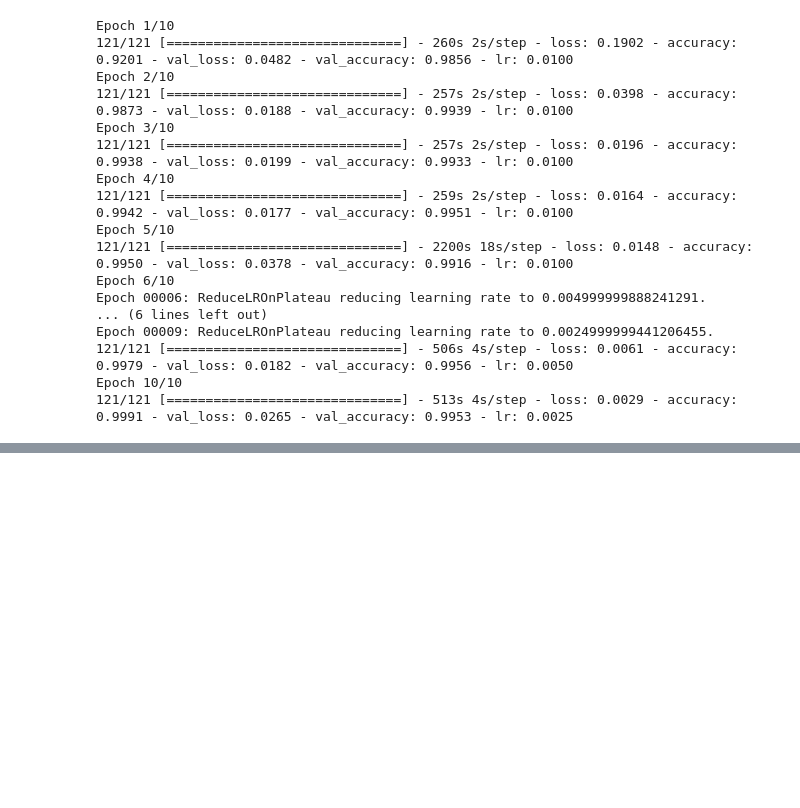
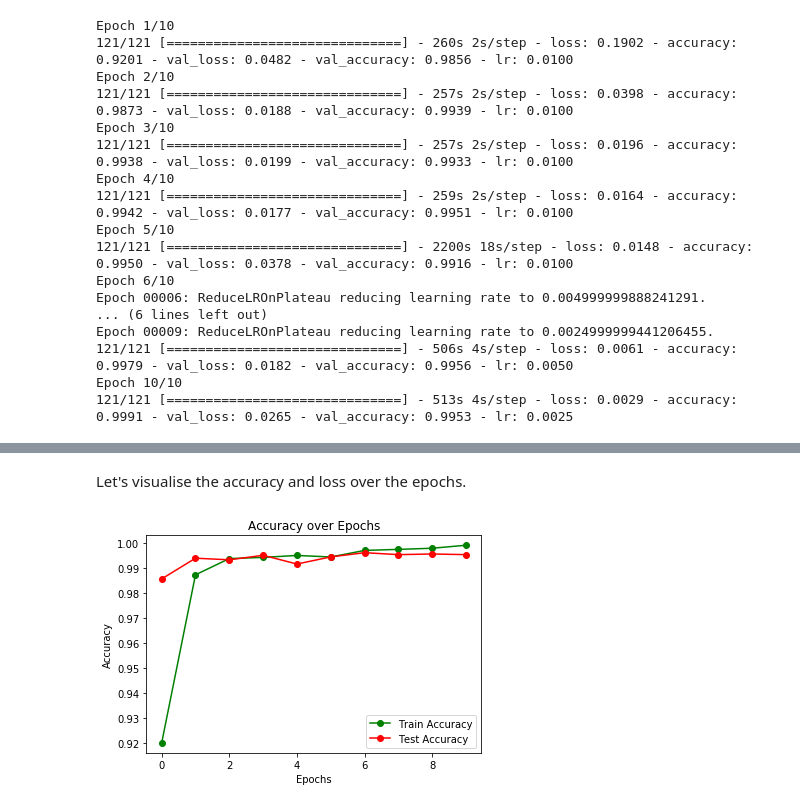
Before and after one commit to nadinezab/fake-news, a Jupyter notebook: Fake-news.ipynb, the cells around one changed output, grey strips where cells are left out. Cells and saved outputs as stored; diff of their text form; code cells hidden in the pictures; blank space fills up the shorter version.

```diff
--- a/Fake-news.ipynb
+++ b/Fake-news.ipynb
@@ -956,0 +968,19 @@ Epoch 10/10
+# %% [markdown]
+Let's visualise the accuracy and loss over the epochs.
+# %%
+# Get values
+train_accuracy = history.history['accuracy']
+train_loss = history.history['loss']
+test_accuracy = history.history['val_accuracy']
+test_loss = history.history['val_loss']
+# %%
+xs = list(range(10))
+plt.plot(xs, train_accuracy, 'go-', label = 'Train Accuracy')
+plt.plot(xs, test_accuracy, 'ro-', label = 'Test Accuracy')
+plt.title('Accuracy over Epochs')
+plt.xlabel('Epochs')
+plt.ylabel('Accuracy')
+plt.legend()
+plt.show()
+# %% [output]
+[figure, added]
```
Also changed, not shown: parts of 8 cells of this notebook.
